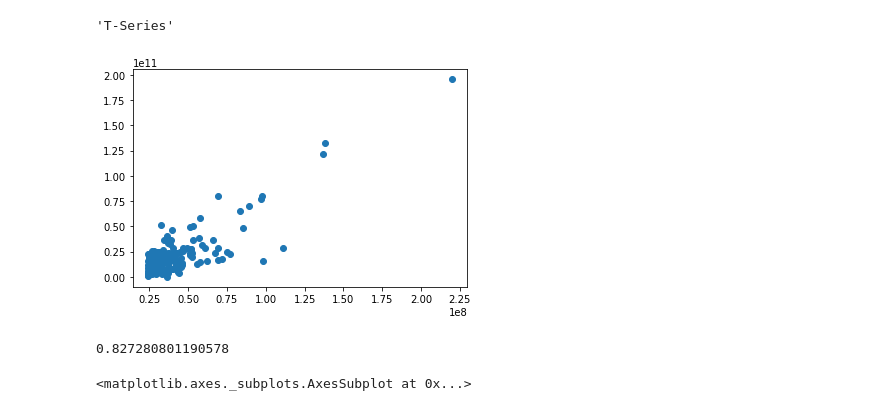
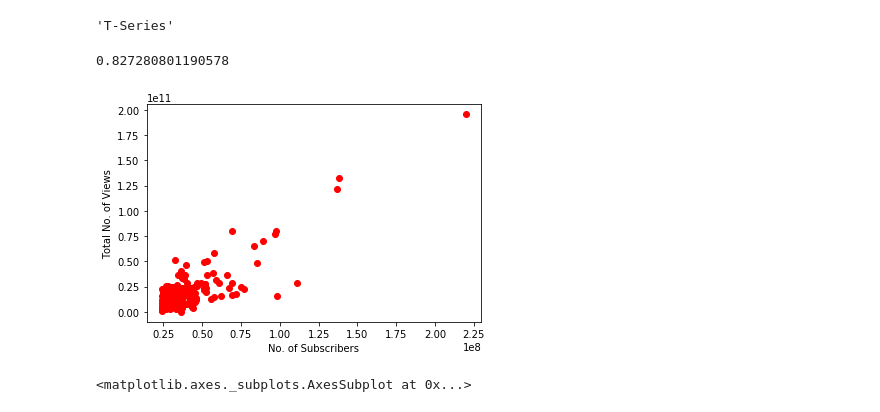
Before and after one commit to awojidetola/Youtube-Analysis, a Jupyter notebook: Exploratory Analysis.ipynb, the cells around one changed output. Saved outputs shown, nothing was run; the diff lists cells and outputs as text; code cells hidden in the pictures.

```diff
--- a/Exploratory Analysis.ipynb
+++ b/Exploratory Analysis.ipynb
@@ -121,12 +139,14 @@ data.groupby('Channel Name')['followers'].sum().sort_values(ascending=False).ind
 'T-Series'
 # %%
 #Relationship between number of followers and number of views
-plt.scatter(data.followers, data.Views)
+plt.scatter(data.followers, data.Views,color='#FF0000')
+display(data.followers.corr(data.Views))
+plt.xlabel("No. of Subscribers")
+plt.ylabel("Total No. of Views")
 plt.show()
-data.followers.corr(data.Views) #High Correlation (0.827)
 # %% [output]
+0.827280801190578
-[figure, old version]
+[figure, new version]
-0.827280801190578
 # %%
 views_avg = data.groupby('Channel Name')['Views Avg.'].sum().nlargest(10)
 # %%
```
Also changed, not shown: parts of 7 cells of this notebook, 4 other files.
